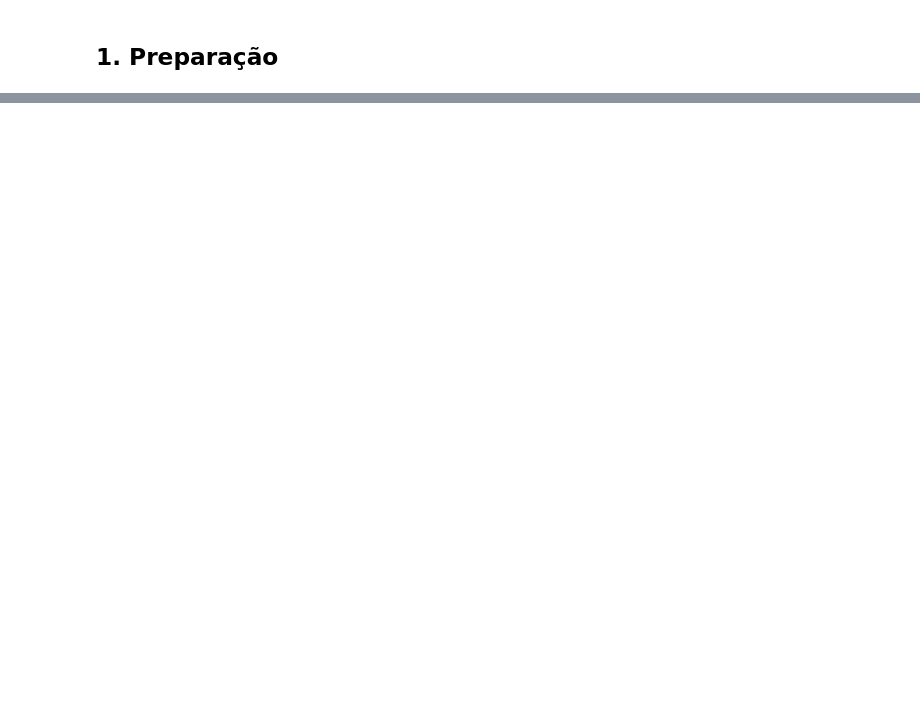
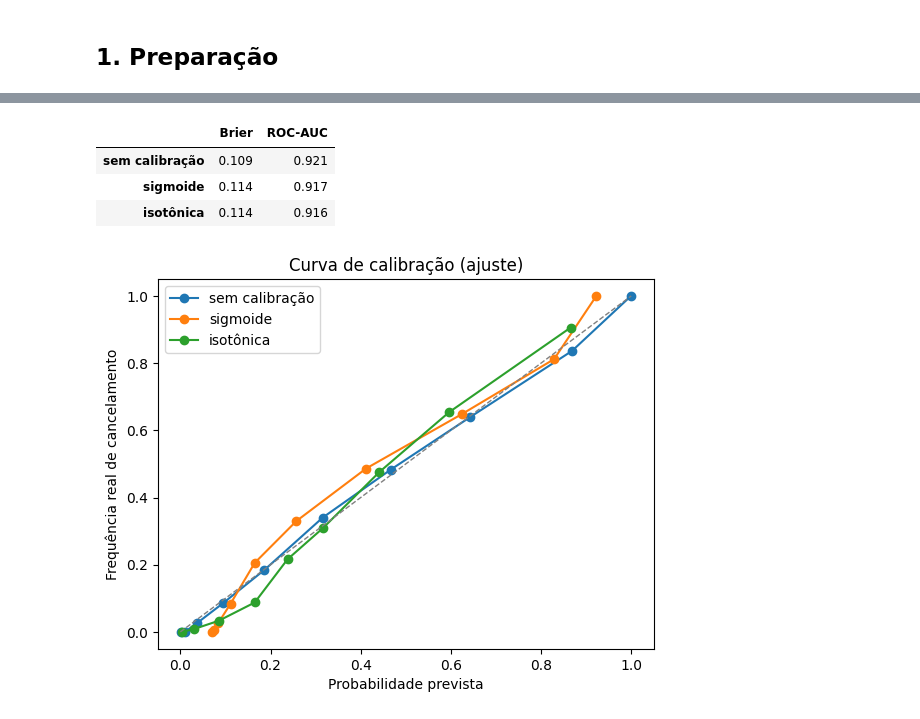
Before and after one commit to josepharroyoh/hotel-cancellation-ml, a Jupyter notebook: notebooks/06_model_tuning_calibration.ipynb, the cells around one changed output, grey strips where cells are left out. Cells and saved outputs as stored; diff of their text form; code cells hidden in the pictures; blank space fills up the shorter version.

```diff
--- a/notebooks/06_model_tuning_calibration.ipynb
+++ b/notebooks/06_model_tuning_calibration.ipynb
@@ -225,0 +681,32 @@ limiar: 0.4
+# %%
+modelo_escolhido = xgb_base(scale_pos_weight=peso_escolhido, **params_escolhidos)
+cal_sig = CalibratedClassifierCV(clone(modelo_escolhido), method="sigmoid", cv=3)
+cal_iso = CalibratedClassifierCV(clone(modelo_escolhido), method="isotonic", cv=3)
+
+cal_sig.fit(X_sub_p, y_sub)
+cal_iso.fit(X_sub_p, y_sub)
+
+prob_sig = cal_sig.predict_proba(X_aj_p)[:, 1]
+prob_iso = cal_iso.predict_proba(X_aj_p)[:, 1]
+
+pd.DataFrame({
+    "Brier": [brier_score_loss(y_aj, p) for p in (prob_escolhido, prob_sig, prob_iso)],
+    "ROC-AUC": [roc_auc_score(y_aj, p) for p in (prob_escolhido, prob_sig, prob_iso)],
+}, index=["sem calibração", "sigmoide", "isotônica"])
+# %% [output]
+|  | Brier | ROC-AUC |
+| sem calibração | 0.109 | 0.921 |
+| sigmoide | 0.114 | 0.917 |
+| isotônica | 0.114 | 0.916 |
+# %%
+for nome, prob in [("sem calibração", prob_escolhido), ("sigmoide", prob_sig), ("isotônica", prob_iso)]:
+    frac, media = calibration_curve(y_aj, prob, n_bins=10, strategy="quantile")
+    plt.plot(media, frac, marker="o", label=nome)
+plt.plot([0, 1], [0, 1], "--", color="gray", linewidth=1)
+plt.xlabel("Probabilidade prevista")
+plt.ylabel("Frequência real de cancelamento")
+plt.title("Curva de calibração (ajuste)")
+plt.legend()
+plt.show()
+# %% [output]
+[figure, added]
```
Also changed, not shown: parts of 65 cells of this notebook.
